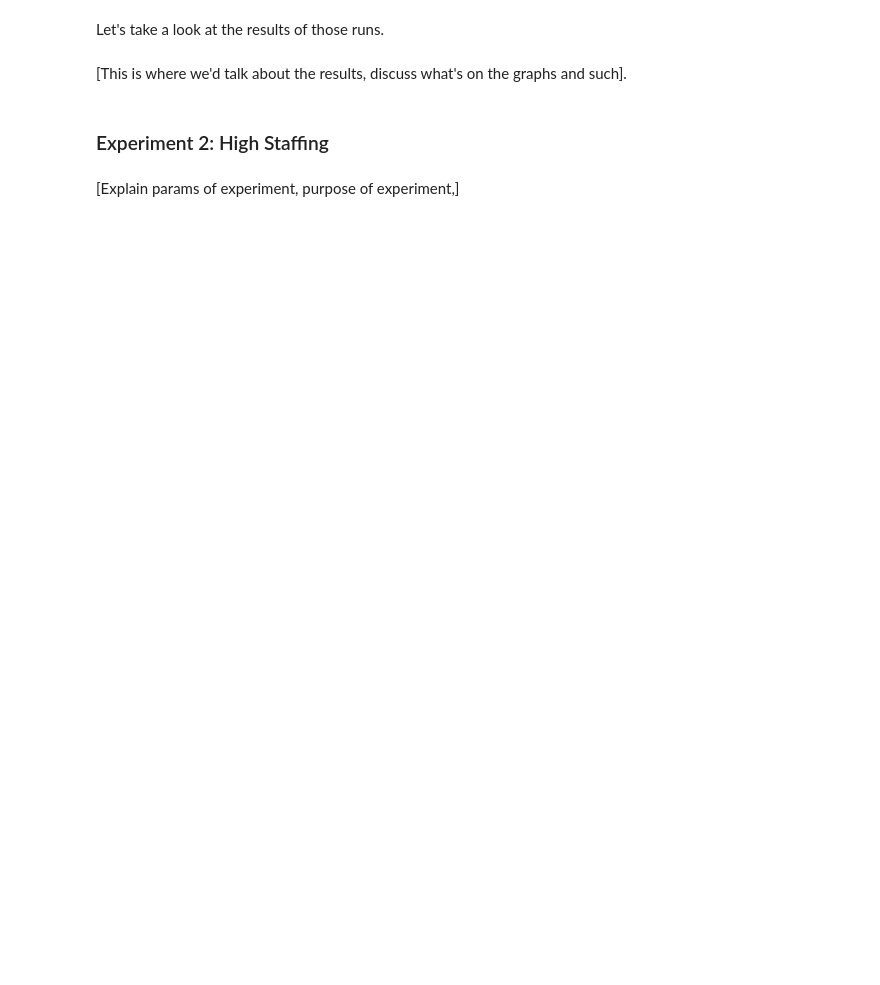
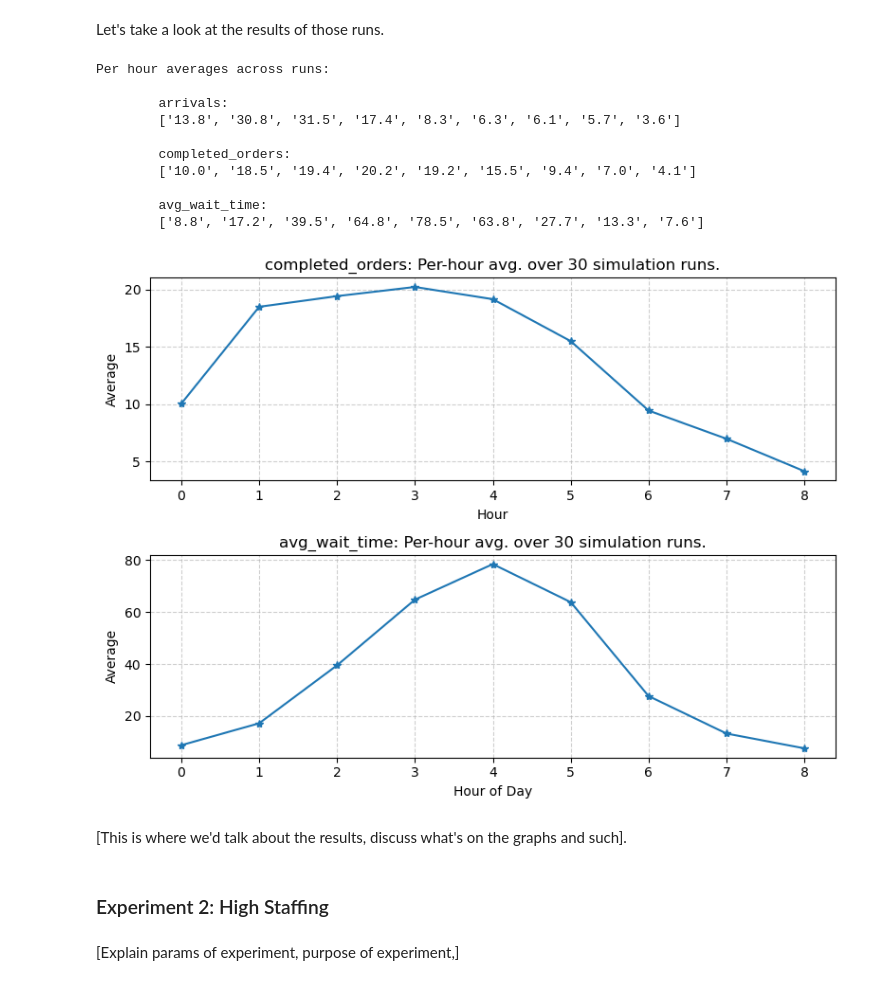
Before and after one commit to ThordisME/HERM, a Jupyter notebook: thordis_tomfoolery/cafe.ipynb, the cells around one changed output. Drawn from its saved outputs; the diff is of its cells as text; code cells hidden in the pictures; blank space fills up the shorter version.

```diff
--- a/thordis_tomfoolery/cafe.ipynb
+++ b/thordis_tomfoolery/cafe.ipynb
@@ -1559,4 +1677,5 @@ The café currently has 1 register and 2 baristas working during all shifts, and
 # %%
 exp_nr      = 1
 purpose     = AVERAGESTAFFED
-exp_1_res   = run_experiment(exp_nr, purpose)
+exp_1       = run_experiment(exp_nr, purpose, all_experiments)
+all_experiments_res.append(exp_1.results)
@@ -1565,15 +1698,27 @@ Let's take a look at the results of those runs.
 # %%
 # # TODO: More will be added to this cell.
 # mean_per_hour = np.mean([stats.per_hour["completed_orders"] for stats in exp_res], axis=0)
 # print(mean_per_hour)
 #
 # print_all_averages_per_hour(exp_res, 1)
 #
 # plot_all_multi(exp_res)
 
-print_all_averages_per_hour(exp_0_res, 1)
+print_all_averages_per_hour(exp_1.results, 1)
 # TODO: Need to average more things.
-plot_all_averages_per_hour(exp_0_res)
+plot_all_averages_per_hour(exp_1.results)
+# %% [output]
+Per hour averages across runs:
+
+        arrivals:
+        ['13.8', '30.8', '31.5', '17.4', '8.3', '6.3', '6.1', '5.7', '3.6']
+
+        completed_orders:
+        ['10.0', '18.5', '19.4', '20.2', '19.2', '15.5', '9.4', '7.0', '4.1']
+
+        avg_wait_time:
+        ['8.8', '17.2', '39.5', '64.8', '78.5', '63.8', '27.7', '13.3', '7.6']
+[figure, added]
 # %% [markdown]
 [This is where we'd talk about the results, discuss what's on the graphs and such].
 # %% [markdown]
```
Also changed, not shown: parts of 13 cells of this notebook.
